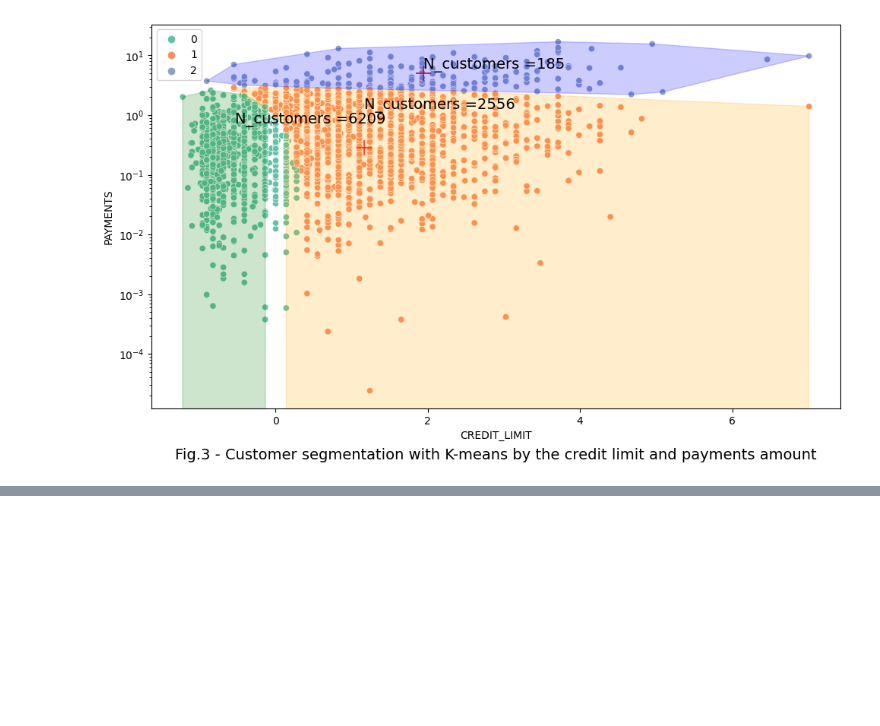
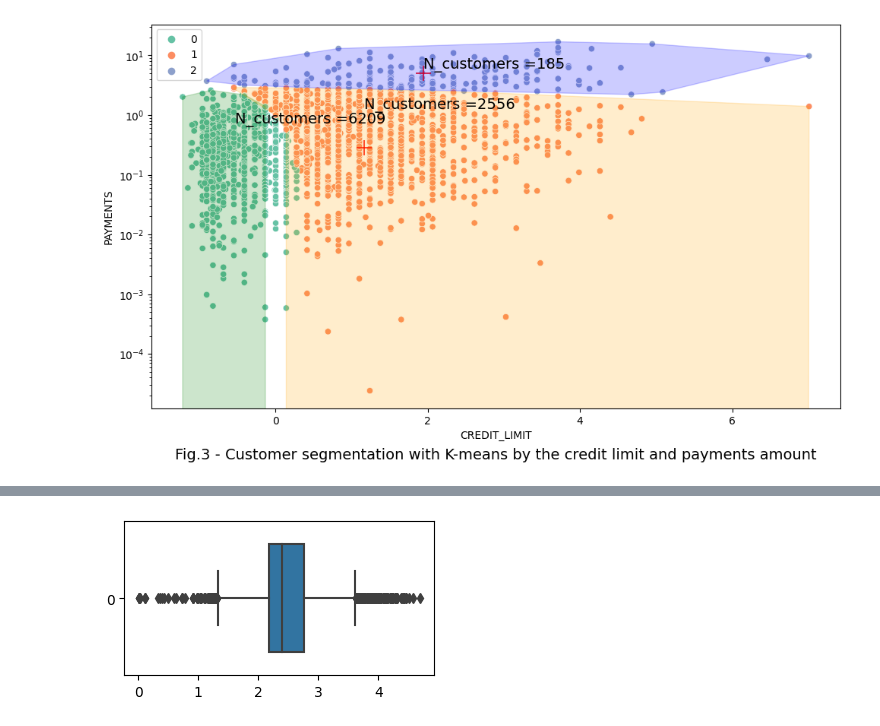
Before and after one commit to Alex1iv/customer_segmentation, a Jupyter notebook: notebooks/segmentation.ipynb, the cells around one changed output, grey strips where cells are left out. Drawn from its saved outputs; the diff is of its cells as text; code cells hidden in the pictures; blank space fills up the shorter version.

```diff
--- a/notebooks/segmentation.ipynb
+++ b/notebooks/segmentation.ipynb
@@ -530,0 +702,6 @@ sns.boxplot(X_scaled['PAYMENTS'], orient='h')
+# %%
+temp = data[data['cluster']==0]['MINIMUM_PAYMENTS']
+plt.figure(figsize=(4,2))
+sns.boxplot(np.log10(temp+1), orient='h', width=0.7);
+# %% [output]
+[figure, added]
```
Also changed, not shown: parts of 22 cells of this notebook.
